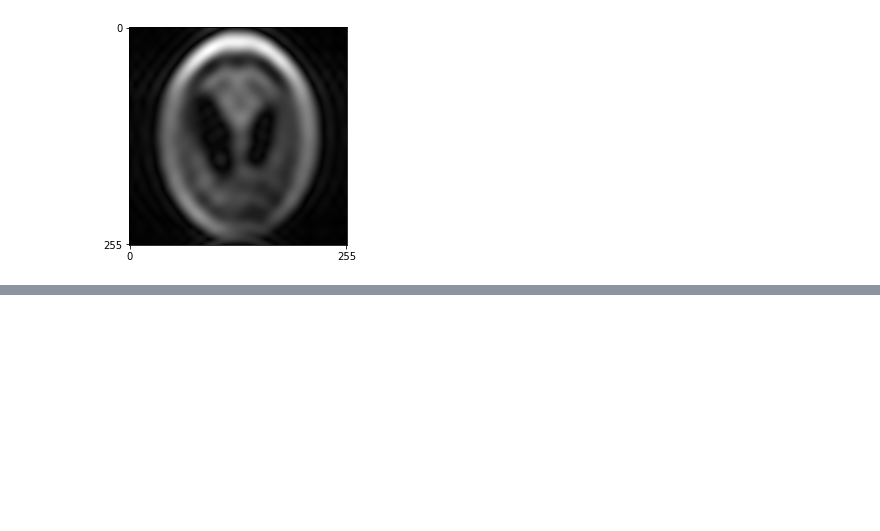
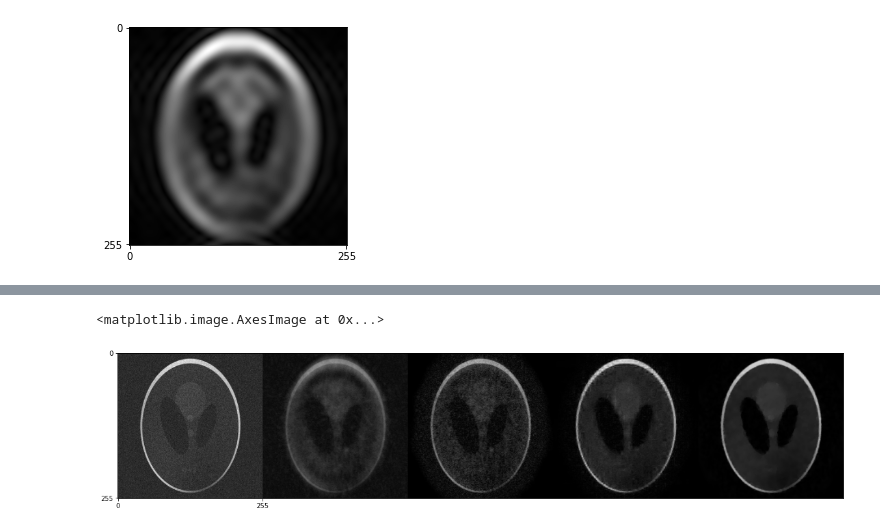
Before and after one commit to gopal-nataraj/bart-webinars, a Jupyter notebook: webinar4/demo.ipynb, the cells around one changed output, grey strips where cells are left out. Saved outputs shown, nothing was run; the diff lists cells and outputs as text; code cells hidden in the pictures; blank space fills up the shorter version.

Commit message:
updated webinar4/demo.ipynb w espirit recons

```diff
--- a/webinar4/demo.ipynb
+++ b/webinar4/demo.ipynb
@@ -112,3 +119,24 @@ ax.imshow(np.concatenate([abs(smap[:,:,0,i]) for i in range(ncc)], 1), cmap='gra
 # %%
-# todo: espirit reconstruction with 2-3 regularization settings
-# todo: compare results
+# compress `ksp` using the same compression matrix
+ksp_cc = bart.bart(1, 'ccapply -p {} -S'.format(ncc), ksp, cc_mtx)
+# %%
+# reconstruct using espirit with quadratic regularization
+quad_reg = 0.1
+im_quad = bart.bart(1, 'pics -R Q:{} -S -d5'.format(quad_reg), ksp_cc, smap)
+# %%
+# reconstruct using espirit with l1-wavelet regularization
+wav_reg = 0.2
+im_wav = bart.bart(1, 'pics -R W:7:0:{} -S -d5'.format(wav_reg), ksp_cc, smap)
+# %%
+# reconstruct using espirit with l1 total-variation regularization
+tv_reg = 0.1
+im_tv = bart.bart(1, 'pics -R T:7:0:{} -S -d5'.format(tv_reg), ksp_cc, smap)
+# %%
+# compare the results
+_, ax = plt.subplots(figsize=(20,10))
+ax.set_xticks([0, nkyz-1])
+ax.set_yticks([0, nkyz-1])
+ax.imshow(abs(np.concatenate([im_ful_rss, im_rss, im_quad, im_wav, im_tv], 1)), cmap='gray')
+# %% [output]
+<matplotlib.image.AxesImage at 0x...>
+[figure, added]
```
Also changed, not shown: parts of 7 cells of this notebook.
